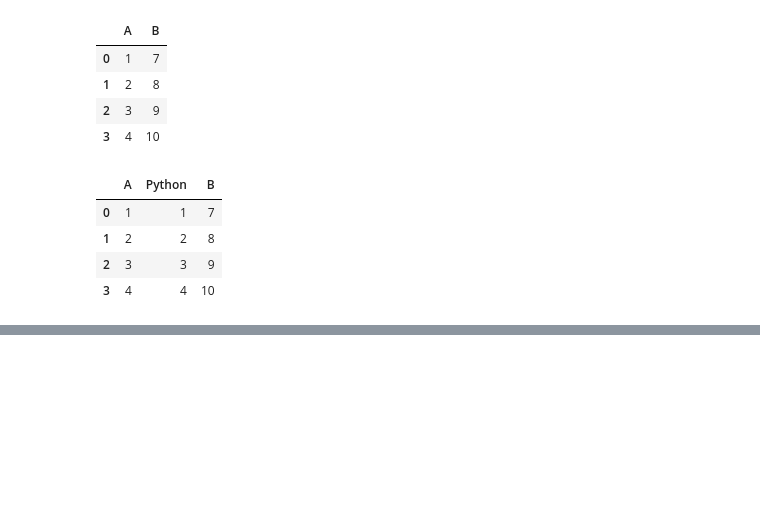
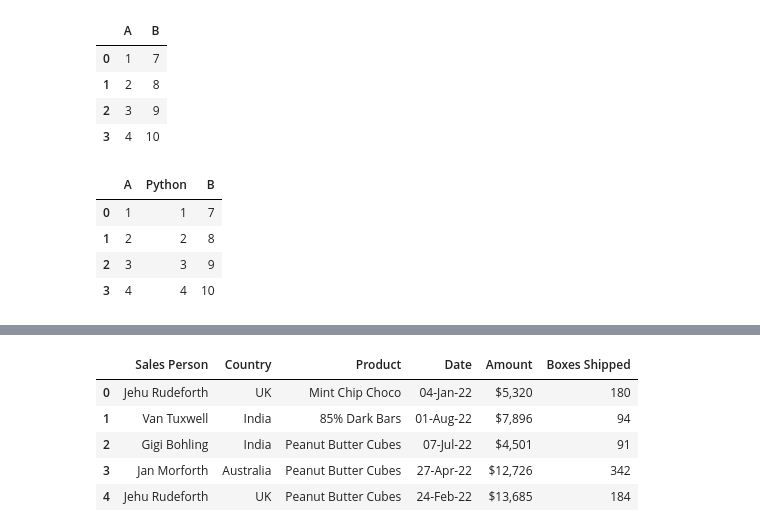
Before and after one commit to kebalkhadka/PandasTut, a Jupyter notebook: pandas.ipynb, the cells around one changed output, grey strips where cells are left out. Saved outputs shown, nothing was run; the diff lists cells and outputs as text; code cells hidden in the pictures; blank space fills up the shorter version.

```diff
--- a/pandas.ipynb
+++ b/pandas.ipynb
@@ -77,0 +110,10 @@ var
+# %%
+csv2 = pd.read_csv("C:\\Users\\acer\\Downloads\\Chocolate Sales.csv",nrows=5)
+csv2
+# %% [output]
+|  | Sales Person | Country | Product | Date | Amount | Boxes Shipped |
+| 0 | Jehu Rudeforth | UK | Mint Chip Choco | 04-Jan-22 | $5,320 | 180 |
+| 1 | Van Tuxwell | India | 85% Dark Bars | 01-Aug-22 | $7,896 | 94 |
+| 2 | Gigi Bohling | India | Peanut Butter Cubes | 07-Jul-22 | $4,501 | 91 |
+| 3 | Jan Morforth | Australia | Peanut Butter Cubes | 27-Apr-22 | $12,726 | 342 |
+| 4 | Jehu Rudeforth | UK | Peanut Butter Cubes | 24-Feb-22 | $13,685 | 184 |
```
Also changed, not shown: parts of 18 cells of this notebook.
